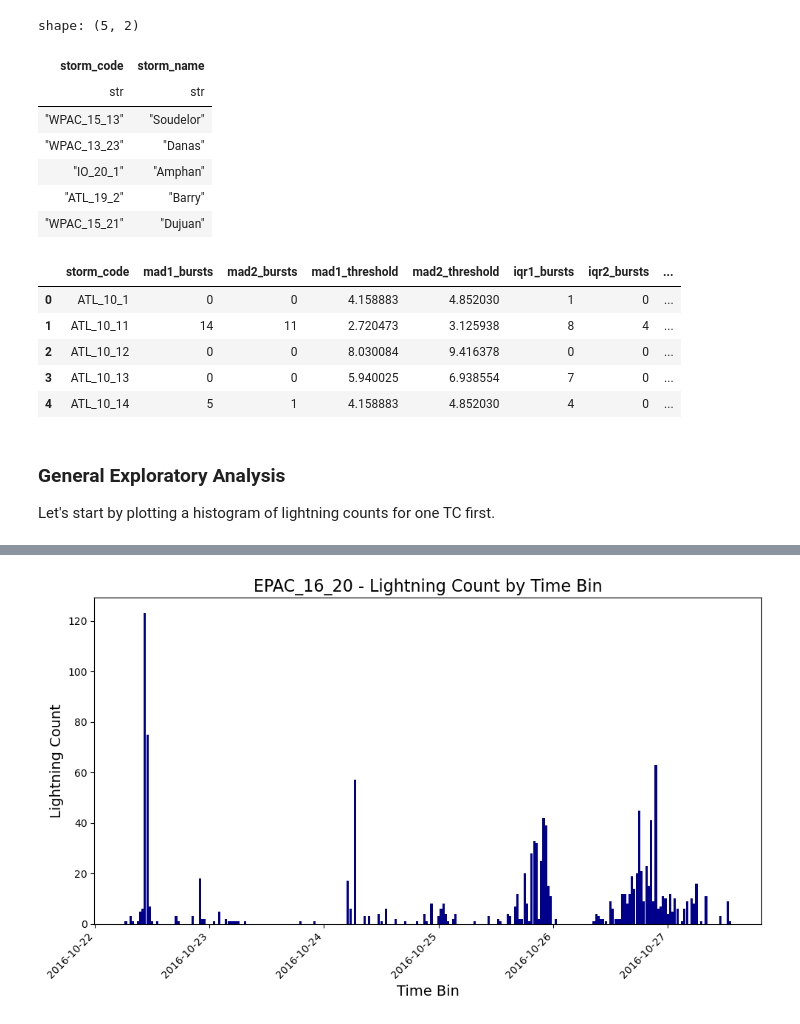
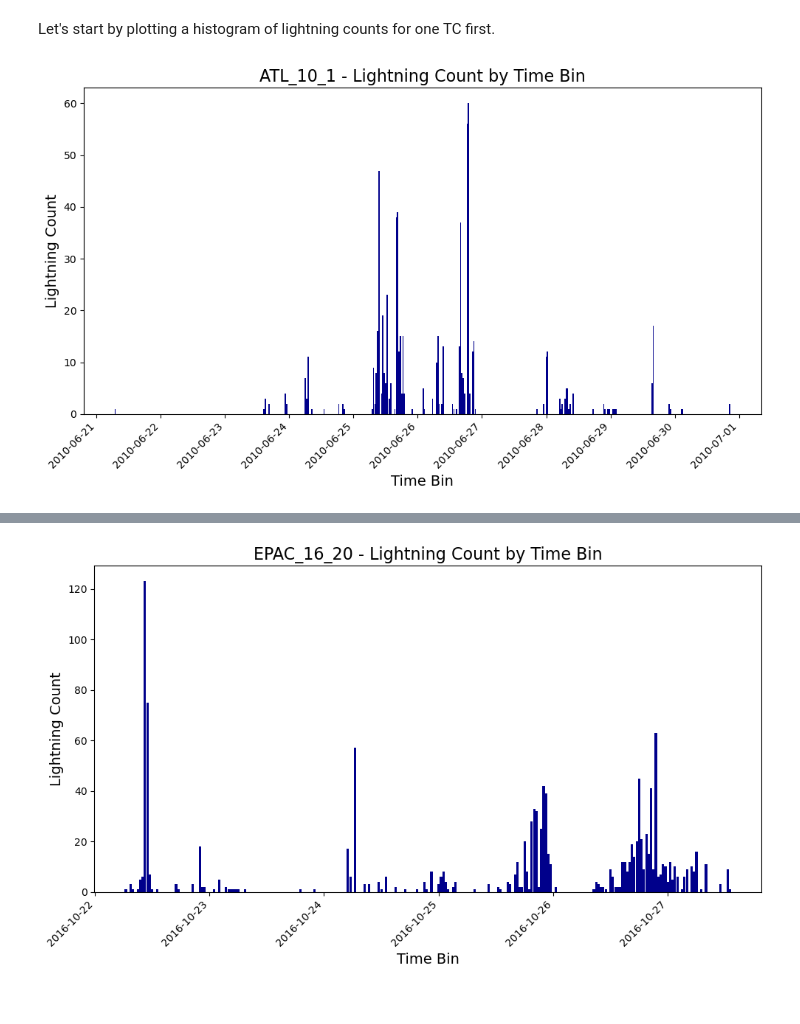
Before and after one commit to aprilggg/Lightning_Analysis_NWRA, a Jupyter notebook: lightning_threshold_innercore.ipynb, the cells around one changed output, grey strips where cells are left out. Saved outputs shown, nothing was run; the diff lists cells and outputs as text; code cells hidden in the pictures.

```diff
--- a/lightning_threshold_innercore.ipynb
+++ b/lightning_threshold_innercore.ipynb
@@ -62,13 +41,0 @@ shape: (6, 2)
-# %%
-# create dataframe of storm names for use later
-storm_names = innercore_data[["storm_code", "storm_name"]].unique()
-storm_names.head()
-# %% [output]
-shape: (5, 2)
-| storm_code | storm_name |
-| str | str |
-| "WPAC_15_13" | "Soudelor" |
-| "WPAC_13_23" | "Danas" |
-| "IO_20_1" | "Amphan" |
-| "ATL_19_2" | "Barry" |
-| "WPAC_15_21" | "Dujuan" |
@@ -125,37 +42,22 @@ def detect_bursts_lognormal(group):
-# %%
-# apply functions to data
-pd_data = innercore_data.to_pandas()
-processed = pd_data.groupby("storm_code").apply(detect_bursts_iqr)
-processed.reset_index(drop=True, inplace=True)
-processed = processed.groupby("storm_code").apply(detect_bursts_mad)
-processed.reset_index(drop=True, inplace=True)
-processed = processed.groupby("storm_code").apply(detect_bursts_lognormal)
-processed.reset_index(drop=True, inplace=True)
-agg_result = processed.groupby("storm_code").agg(
-    mad1_bursts=('burst_mad_1', 'sum'),
-    mad2_bursts=('burst_mad_2', 'sum'),
-    mad1_threshold=('mad_1', 'max'),
-    mad2_threshold=('mad_2', 'max'),
-    iqr1_bursts=('burst_iqr_1', 'sum'),
-    iqr2_bursts=('burst_iqr_2', 'sum'),
-    iqr1_threshold=('iqr_1', 'max'),
-    iqr2_threshold=('iqr_2', 'max'),
-    logn1_bursts=('burst_lognormal_1', 'sum'),
-    logn2_bursts=('burst_lognormal_2', 'sum'),
-    logn1_threshold=('lognormal_2sigma', 'max'),
-    logn2_threshold=('lognormal_3sigma', 'max'),
-    total_bins=('storm_code', 'count')
-)
-agg_result.reset_index(drop=False, inplace=True)
-agg_result.head()
-# %% [output]
-|  | storm_code | mad1_bursts | mad2_bursts | mad1_threshold | mad2_threshold | iqr1_bursts | iqr2_bursts | ... |
-| 0 | ATL_10_1 | 0 | 0 | 4.158883 | 4.852030 | 1 | 0 | ... |
-| 1 | ATL_10_11 | 14 | 11 | 2.720473 | 3.125938 | 8 | 4 | ... |
-| 2 | ATL_10_12 | 0 | 0 | 8.030084 | 9.416378 | 0 | 0 | ... |
-| 3 | ATL_10_13 | 0 | 0 | 5.940025 | 6.938554 | 7 | 0 | ... |
-| 4 | ATL_10_14 | 5 | 1 | 4.158883 | 4.852030 | 4 | 0 | ... |
 # %% [markdown]
-### General Exploratory Analysis
-
 Let's start by plotting a histogram of lightning counts for one TC first.
+# %%
+# Convert Polars DataFrame to pandas for plotting
+atl_10_1 = innercore_data.filter(pl.col("storm_code") == "ATL_10_1")
+atl_10_1_pd = atl_10_1.to_pandas()
+
+# Plot histogram (bar chart)
+plt.figure(figsize=(10, 6))
+plt.bar(atl_10_1_pd["time_bin"], atl_10_1_pd["lightning_count"], color="darkblue", width=0.02)
+
+# Format plot
+plt.title("ATL_10_1 - Lightning Count by Time Bin", fontsize=16)
+plt.xlabel("Time Bin", fontsize=14)
+plt.ylabel("Lightning Count", fontsize=14)
+plt.xticks(rotation=45, ha="right")  # Rotate x-axis labels for better readability
+plt.tight_layout()
+
+# Show the plot
+plt.show()
+# %% [output]
+[figure, added]
```
Also changed, not shown: parts of 38 cells of this notebook, 5 other files.
